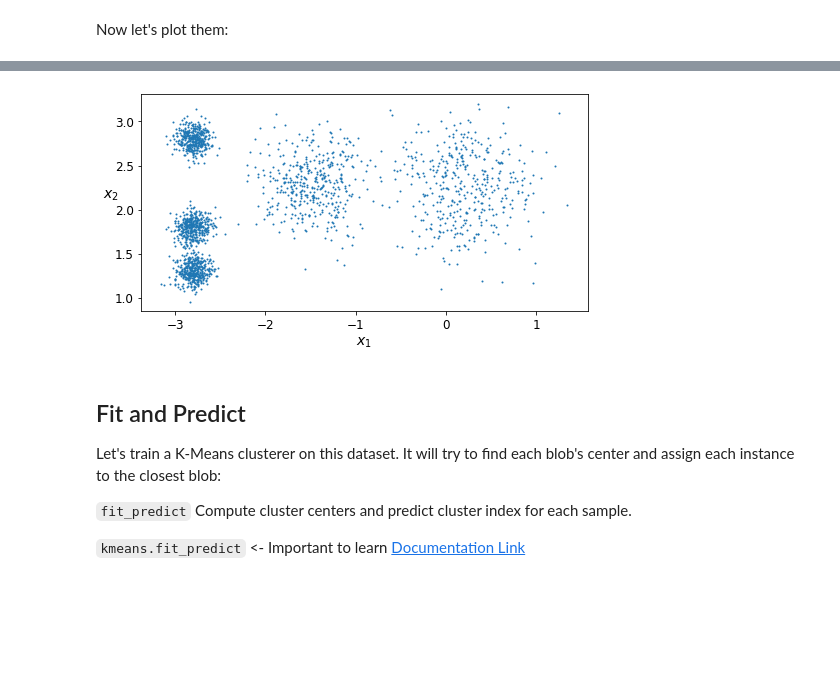
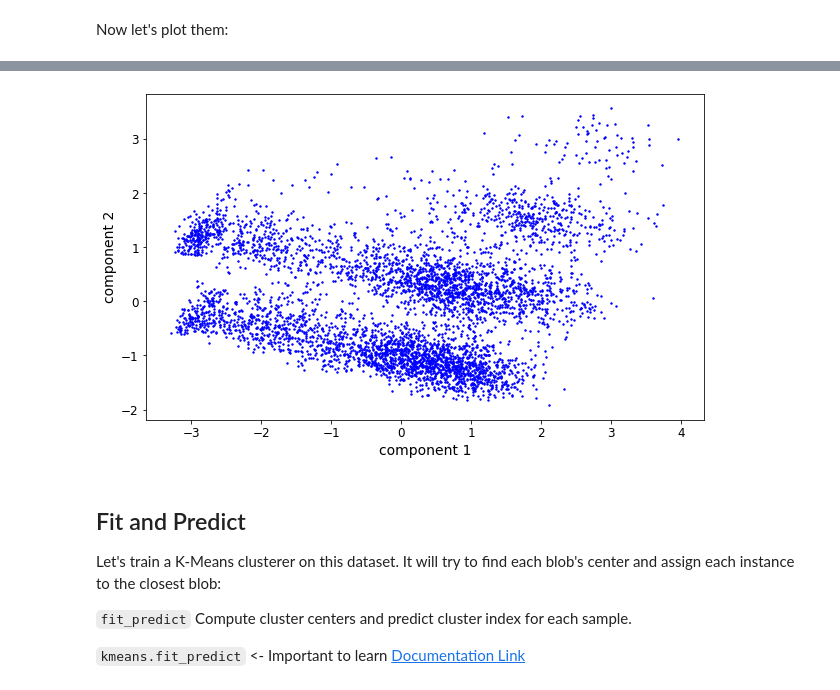
Before and after one commit to Lisnivia/F21DL, a Jupyter notebook: Lab 7.ipynb, the cells around one changed output, grey strips where cells are left out. Cells and saved outputs as stored; diff of their text form; code cells hidden in the pictures; blank space fills up the shorter version.

```diff
--- a/Lab 7.ipynb
+++ b/Lab 7.ipynb
@@ -30,6 +31,9 @@ mpl.rc('ytick', labelsize=12)
 import warnings
 warnings.filterwarnings(action="ignore", message="^internal gelsd")
 # %%
-# url= "brain_stroke_in_numeric_without_useless_data.csv"
-# brain = pd.read_csv(url)
-# brain = brain.drop(brain.columns[0], axis=1)
+url= "brain_stroke_after_pca.csv"
+brain_pca = pd.read_csv(url)
+brain = pd.read_csv("brain_stroke_in_numeric_without_useless_data.csv")
+brain = brain.drop(brain.columns[0], axis=1)
+brain_pca = brain_pca.drop(brain_pca.columns[0], axis=1)
+print(brain_pca)
@@ -52,2 +79,6 @@ X, y = make_blobs(n_samples=2000, centers=blob_centers,
 # %% [markdown]
 Now let's plot them:
+# %%
+# X = brain.iloc[:, [1, 5]]
+X = brain_pca.iloc[:, [0,1]].to_numpy()
+print(X)
@@ -54,14 +93,14 @@ Now let's plot them:
 # %%
-def plot_clusters(X, y=None):
-    plt.scatter(X[:, 0], X[:, 1], c=y, s=1)
-    plt.xlabel("$x_1$", fontsize=14)
-    plt.ylabel("$x_2$", fontsize=14, rotation=0)
+def plot_clusters(X):
+    plt.scatter(X[:,0], X[:,1], c="blue", s=2)
+    plt.xlabel("component 1", fontsize=14)
+    plt.ylabel("component 2", fontsize=14)
 # %%
-plt.figure(figsize=(8, 4))
+plt.figure(figsize=(10, 6))
 plot_clusters(X)
 plt.show()
 # %% [output]
-[figure, old version]
+[figure, new version]
 # %% [markdown]
 ## Fit and Predict
 Let's train a K-Means clusterer on this dataset. It will try to find each blob's center and assign each instance to the closest blob:
```
Also changed, not shown: parts of 29 cells of this notebook.
